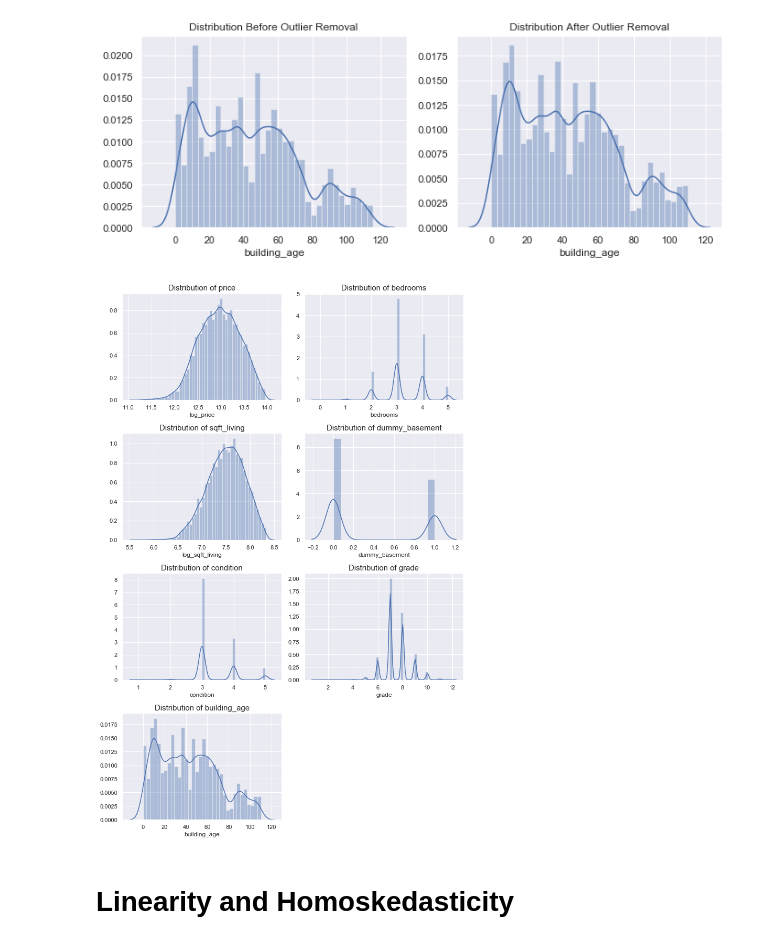
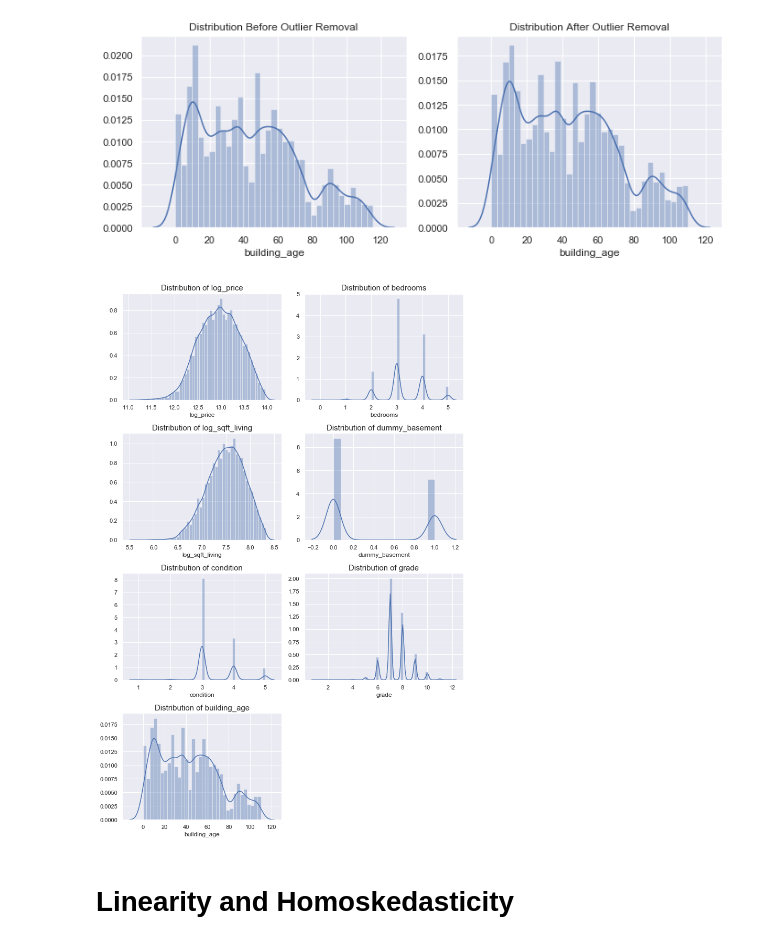
Before and after one commit to melanieshi0120/Multiple_Linear_Regression, a Jupyter notebook: Multiple_Linear_Regression_with_Dummy_Variable.ipynb, the cells around one changed output. Drawn from its saved outputs; the diff is of its cells as text; code cells hidden in the pictures.

```diff
--- a/Multiple_Linear_Regression_with_Dummy_Variable.ipynb
+++ b/Multiple_Linear_Regression_with_Dummy_Variable.ipynb
@@ -138,22 +139,22 @@ df_or=outlier_removal(df_3,'building_age',0.99)
 # %%
 # check the distribution again after data transformation
 import warnings
 warnings.filterwarnings("ignore")
 # create new columns - log_sqrt_living and log_price
 df_or['log_sqft_living']=np.log(df_or.sqft_living)
 df_or['log_price']=np.log(df_or.price)
 
 feature_list=['log_price', 'bedrooms', 'log_sqft_living', 'dummy_basement', 'condition', 'grade', 'building_age', 'city']
 
 # plot features distribution
 plt.figure(figsize=(10,15))
 for i in range(0,7):
     plt.subplot(4,2,i+1)
     sns.distplot(df_or[feature_list[i]])
-    plt.title("Distribution of {}".format(features[i]),fontsize=15)
+    plt.title("Distribution of {}".format(feature_list[i]),fontsize=15)
     plt.tight_layout()
 # %% [output]
-[figure, old version]
+[figure, new version]
 # %% [markdown]
 # Linearity and Homoskedasticity
 # %%
```
Also changed, not shown: parts of 6 cells of this notebook.
